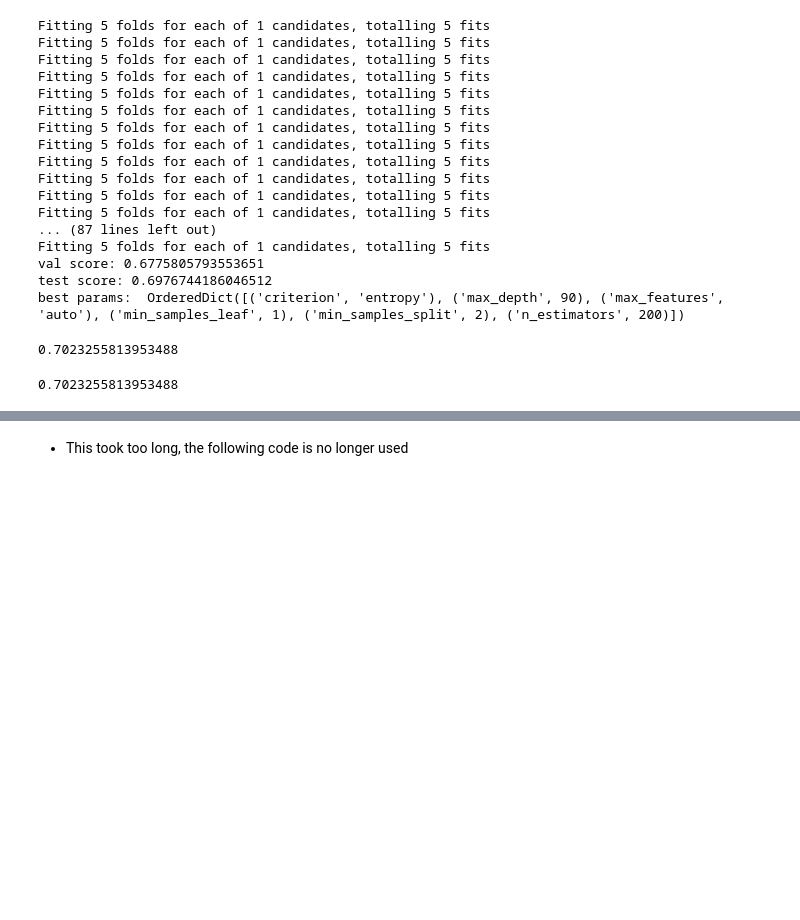
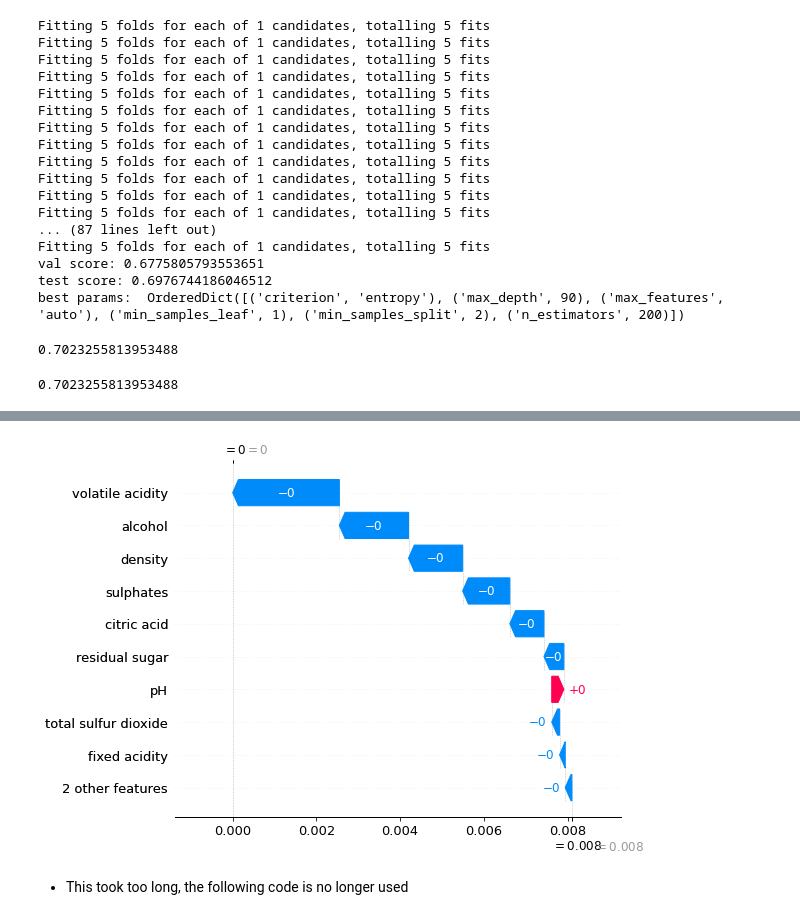
Before and after one commit to jdeguzman4/ML-Mini-Project, a Jupyter notebook: notebooks/red-wine-quality-prediction.ipynb, the cells around one changed output, grey strips where cells are left out. Cells and saved outputs as stored; diff of their text form; code cells hidden in the pictures; blank space fills up the shorter version.

```diff
--- a/notebooks/red-wine-quality-prediction.ipynb
+++ b/notebooks/red-wine-quality-prediction.ipynb
@@ -573,3 +548,8 @@ preds = rf_clf.predict(x_test_scld)
 print(accuracy_score(y_test, preds))
 # %% [output]
 0.7023255813953488
+# %%
+data_for_prediction = pd.DataFrame(x_test_scld).iloc[100]
+data_for_prediction_array = data_for_prediction.values.reshape(1,-1)
+
+rf_clf.predict_proba(data_for_prediction_array)
@@ -575,0 +558,10 @@ print(accuracy_score(y_test, preds))
+# %%
+import shap
+shap.initjs()
+
+x_test_df = pd.DataFrame(x_test_scld)
+explainer = shap.TreeExplainer(rf_clf)
+
+shap_values = explainer.shap_values(data_for_prediction_array)
+shap.force_plot(explainer.expected_value[0], shap_values[0],
+               data_for_prediction_array, feature_names=x_test_df.columns.tolist())
@@ -576,3 +571,7 @@ print(accuracy_score(y_test, preds))
+# %%
+shap.plots._waterfall.waterfall_legacy(explainer.expected_value[0], shap_values[0][0], feature_names=x_test_df.columns.tolist())
+# %% [output]
+[figure, added]
 # %% [markdown]
 * This took too long, the following code is no longer used
 # %%
```
Also changed, not shown: parts of 5 cells of this notebook.
